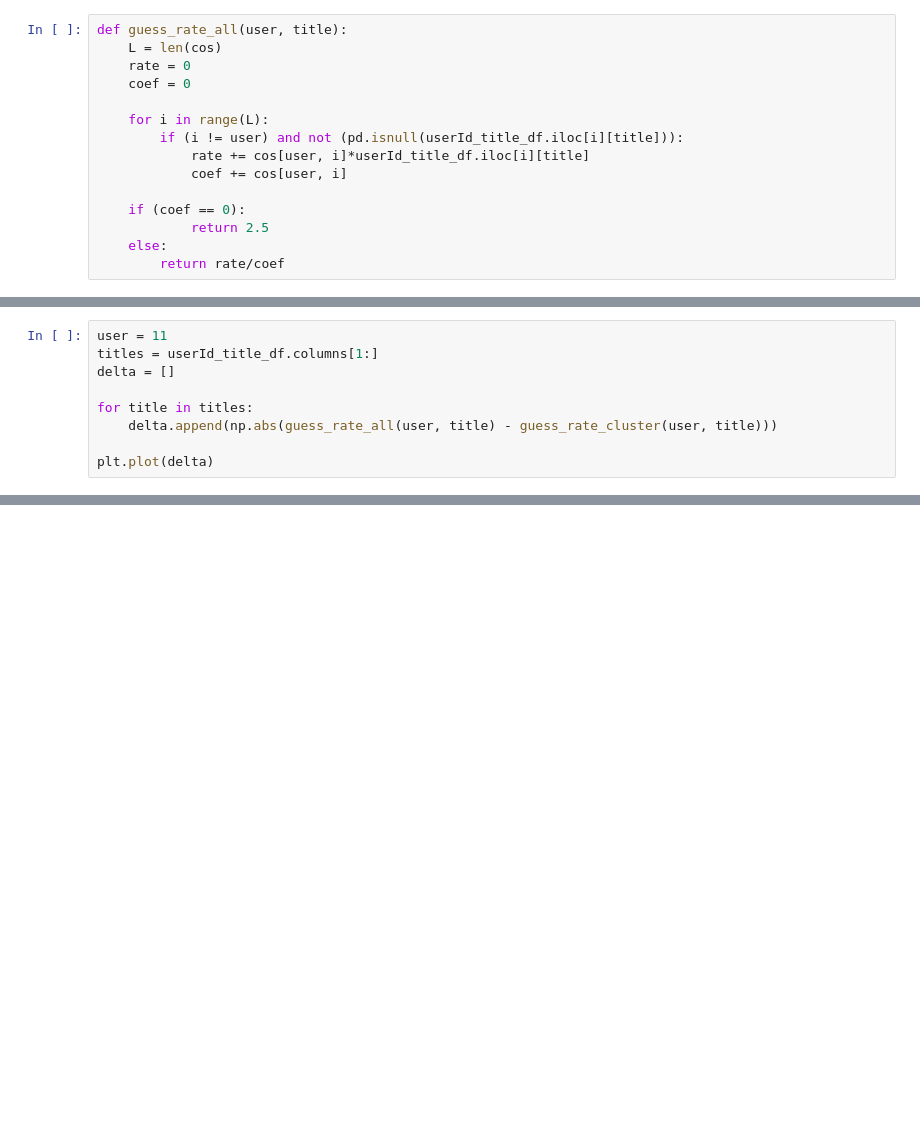
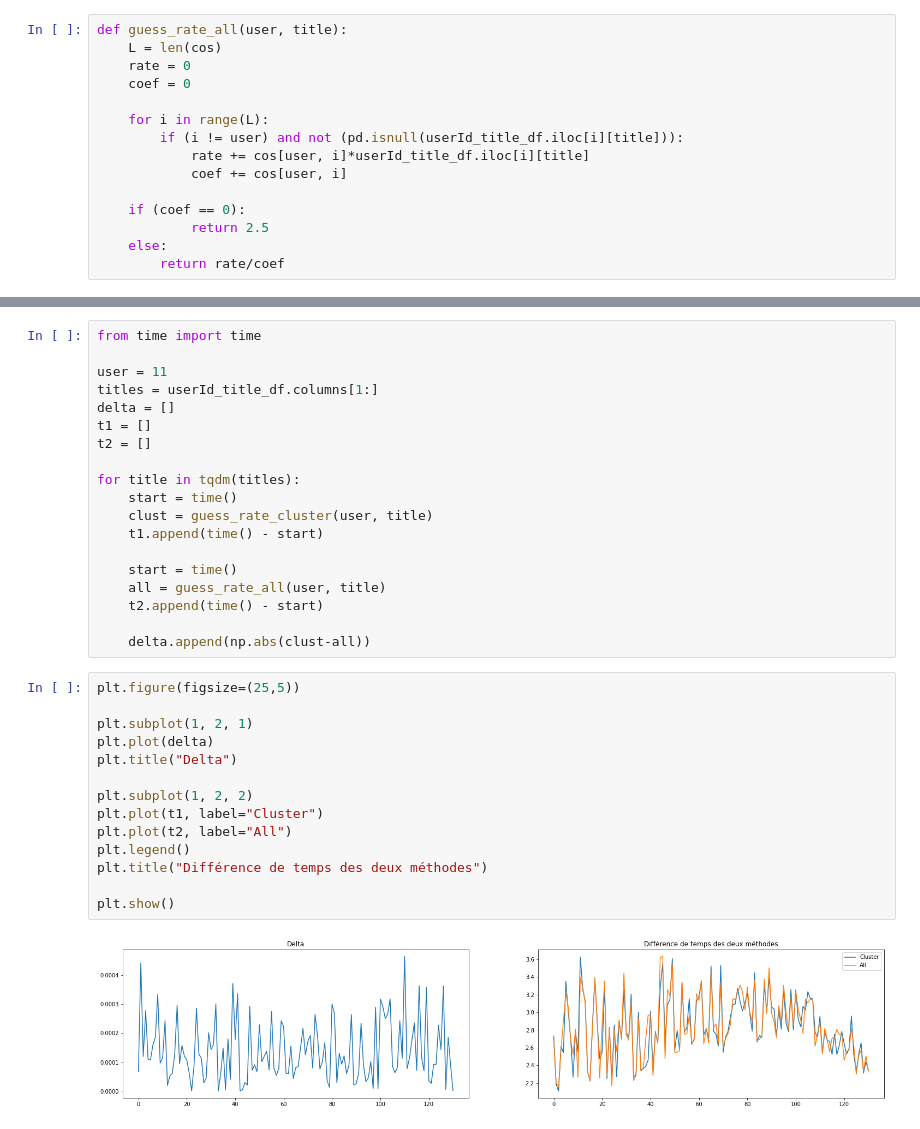
Before and after one commit to StundFR/ClusteringRecommendation, a Jupyter notebook: GroupLens/groupLens_kmeans.ipynb, the cells around one changed output, grey strips where cells are left out. Cells and saved outputs as stored; diff of their text form; blank space fills up the shorter version.

Commit message:
Comparaison du temps d'éxécution

```diff
--- a/GroupLens/groupLens_kmeans.ipynb
+++ b/GroupLens/groupLens_kmeans.ipynb
@@ -156,9 +140,0 @@ import matplotlib.pyplot as plt
-# %%
-user = 11
-titles = userId_title_df.columns[1:]
-delta = []
-
-for title in titles:
-    delta.append(np.abs(guess_rate_all(user, title) - guess_rate_cluster(user, title)))
-
-plt.plot(delta)
@@ -167,0 +144,35 @@ plt.plot(delta)
+# %%
+from time import time
+
+user = 11
+titles = userId_title_df.columns[1:]
+delta = []
+t1 = []
+t2 = []
+
+for title in tqdm(titles):
+    start = time()
+    clust = guess_rate_cluster(user, title)
+    t1.append(time() - start)
+
+    start = time()
+    all = guess_rate_all(user, title)
+    t2.append(time() - start)
+
+    delta.append(np.abs(clust-all))
+# %%
+plt.figure(figsize=(25,5))
+
+plt.subplot(1, 2, 1)
+plt.plot(delta)
+plt.title("Delta")
+
+plt.subplot(1, 2, 2)
+plt.plot(t1, label="Cluster")
+plt.plot(t2, label="All")
+plt.legend()
+plt.title("Différence de temps des deux méthodes")
+
+plt.show()
+# %% [output]
+[figure, added]
```
Also changed, not shown: parts of 6 cells of this notebook.
